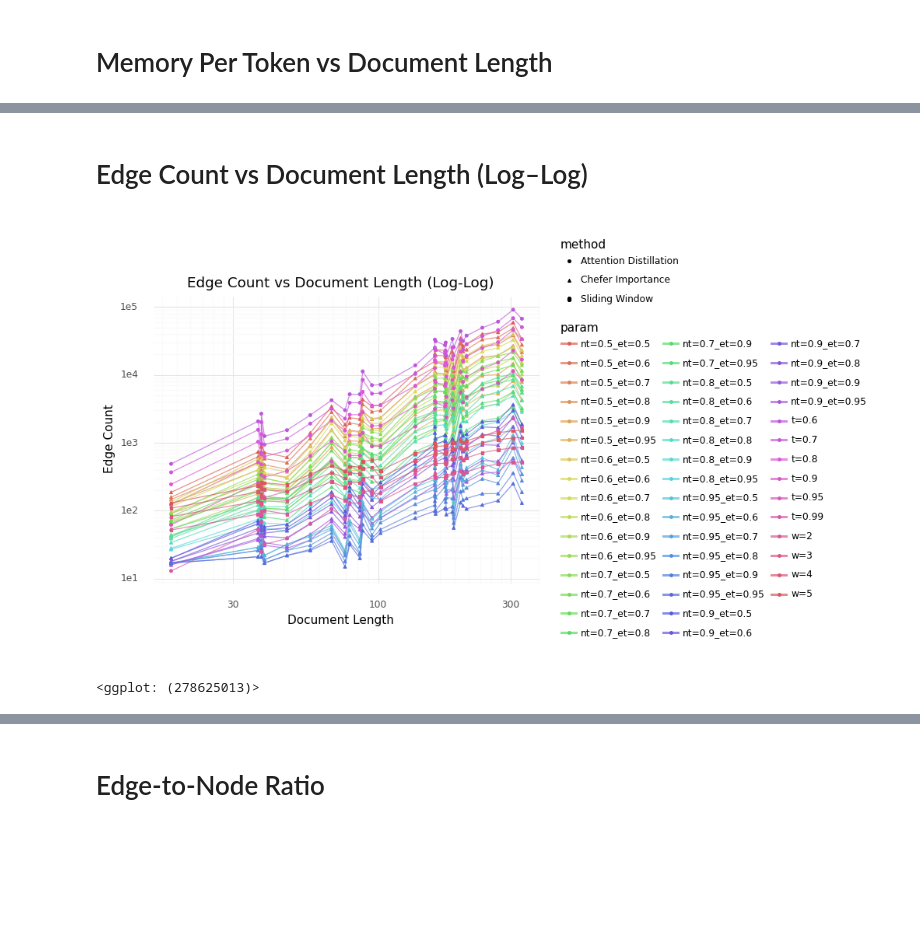
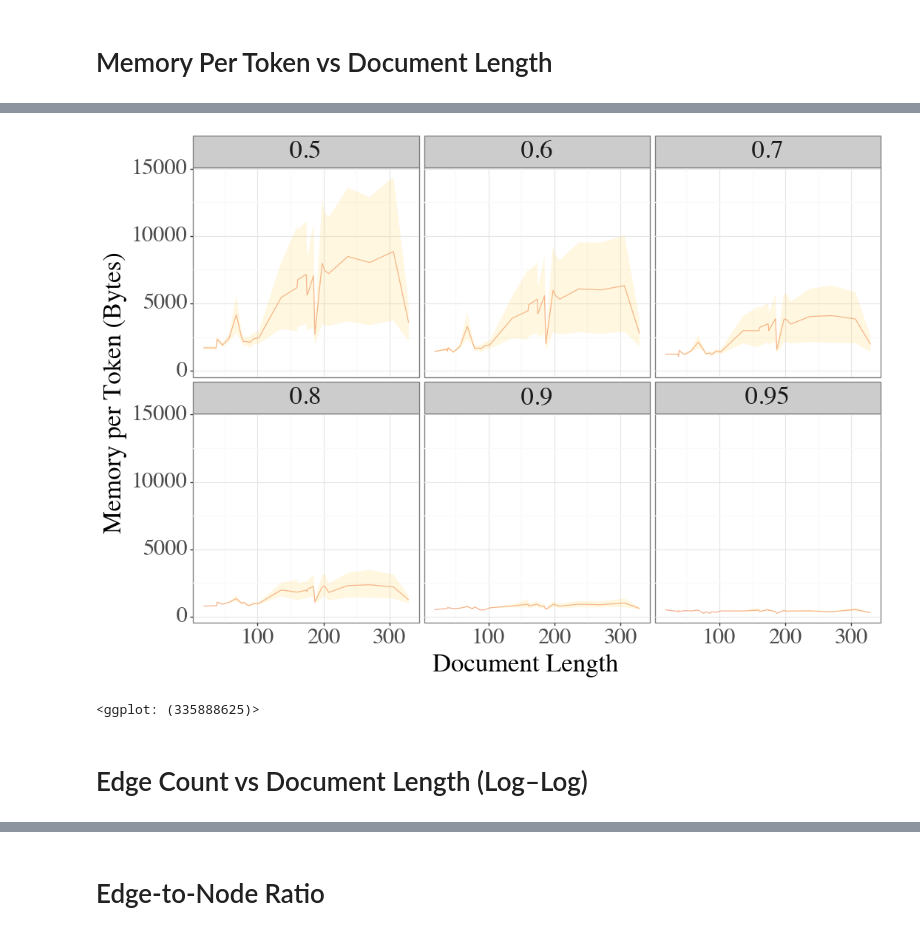
Before and after one commit to citoplasme/Chefer_Graphs, a Jupyter notebook: analyses/memory/visual_analysis.ipynb, the cells around one changed output, grey strips where cells are left out. Drawn from its saved outputs; the diff is of its cells as text; code cells hidden in the pictures; blank space fills up the shorter version.

```diff
--- a/analyses/memory/visual_analysis.ipynb
+++ b/analyses/memory/visual_analysis.ipynb
@@ -199,20 +134,37 @@ df = pd.concat([
+# %%
+chefer_importance_memory_df = df[df['param'].isin([f'nt={x}_et={y}' for (x, y) in itertools.product([0.5, 0.6, 0.7, 0.8, 0.9, 0.95], repeat = 2)])]
+chefer_importance_memory_df[['nt', 'et']] = chefer_importance_memory_df['param'].str.extract(r'nt=(.*)_et=(.*)').astype(float)
+chefer_importance_summary_df = chefer_importance_memory_df.groupby(['nt', 'document_length']) \
+  .agg(
+    mean_memory_per_token = ('memory_per_token', 'mean'),
+    min_memory_per_token = ('memory_per_token', 'min'),
+    max_memory_per_token = ('memory_per_token', 'max')
+  ) \
+  .reset_index()
+# %%
+p9.ggplot(
+    chefer_importance_summary_df,
+    p9.aes(x = 'document_length')
+  ) + \
+    p9.geom_line(p9.aes(y = 'mean_memory_per_token'), alpha = 0.7, color = '#ef8a62') + \
+    p9.geom_ribbon(p9.aes(ymin = 'min_memory_per_token', ymax = 'max_memory_per_token'), alpha = 0.2, fill = '#ffd760') + \
+    p9.xlab('Document Length') + \
+    p9.ylab('Memory per Token (Bytes)') + \
+    p9.labs(color = 'Method') + \
+    p9.facet_wrap(facets = '~ nt', ncol = 3) + \
+    p9.theme_bw() + \
+    p9.theme(
+      legend_position = 'top',
+      legend_background = p9.element_rect(color = '#000000', fill = '#ebebeb'),
+      legend_box_margin = 0,
+      figure_size = (12, 8),
+      text = p9.element_text(size = 25, family = 'serif'),
+      axis_text = p9.element_text(size = 22),
+      axis_title = p9.element_text(weight = 'bold'),
+      legend_title = p9.element_text(weight = 'bold'),
+    )
+# %% [output]
+[figure, added]
+<ggplot: (335888625)>
 # %% [markdown]
 # Edge Count vs Document Length (Log–Log)
-# %%
-(
-    ggplot(df, aes(x="document_length", y="edge_count",
-                   shape="method", color="param"))
-    + geom_line(alpha=0.7)
-    + geom_point(size=1)
-    + scale_x_log10()
-    + scale_y_log10()
-    + labs(
-        title="Edge Count vs Document Length (Log-Log)",
-        x="Document Length",
-        y="Edge Count"
-    )
-    + theme_minimal()
-)
-# %% [output]
-[figure, removed]
-<ggplot: (278625013)>
```
Also changed, not shown: parts of 36 cells of this notebook, 1 other file.
